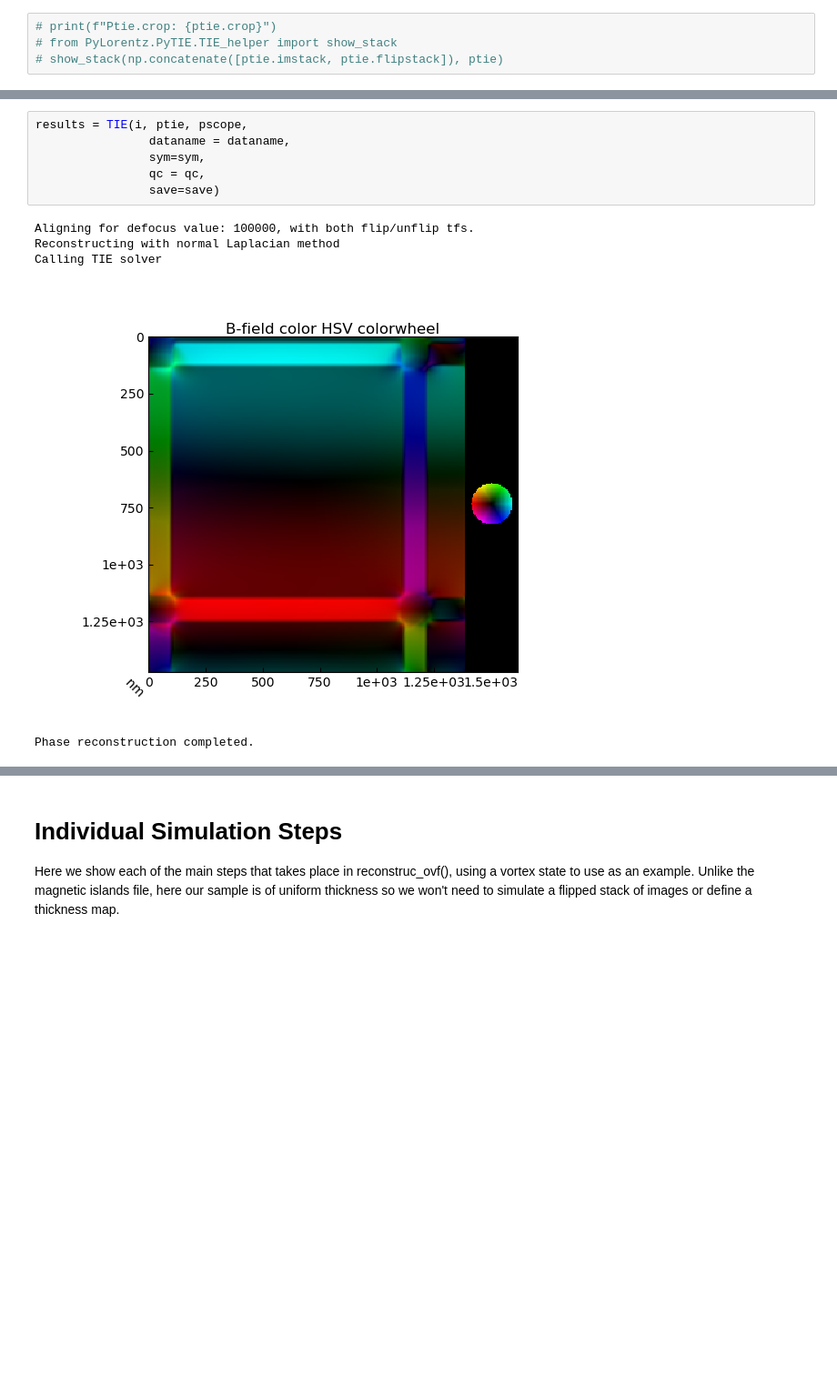
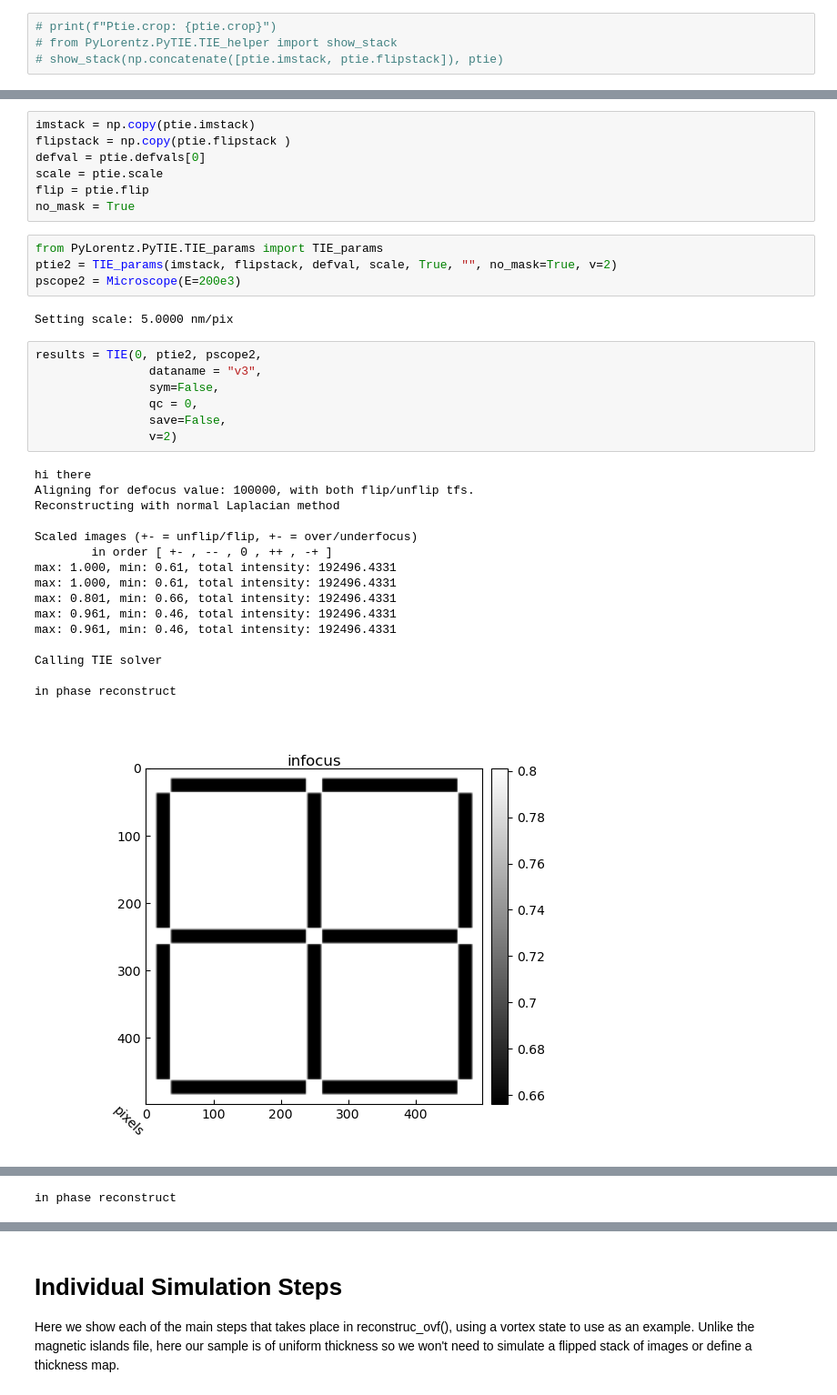
Before and after one commit to PyLorentz/PyLorentz, a Jupyter notebook: Examples/SIM_template.ipynb, the cells around one changed output, grey strips where cells are left out. Shown at 91% size. Drawn from its saved outputs; the diff is of its cells as text; blank space fills up the shorter version.

```diff
--- a/Examples/SIM_template.ipynb
+++ b/Examples/SIM_template.ipynb
@@ -187,12 +182,37 @@ Set to reconstruct for defocus value: 100000 nm
-# %%
-results = TIE(i, ptie, pscope,
-                dataname = dataname,
-                sym=sym,
-                qc = qc,
-                save=save)
-# %% [output]
-Aligning for defocus value: 100000, with both flip/unflip tfs.
-Reconstructing with normal Laplacian method
-Calling TIE solver
-[figure, removed]
-Phase reconstruction completed.
+# %%
+imstack = np.copy(ptie.imstack)
+flipstack = np.copy(ptie.flipstack )
+defval = ptie.defvals[0]
+scale = ptie.scale
+flip = ptie.flip
+no_mask = True
+# %%
+from PyLorentz.PyTIE.TIE_params import TIE_params
+ptie2 = TIE_params(imstack, flipstack, defval, scale, True, "", no_mask=True, v=2)
+pscope2 = Microscope(E=200e3)
+# %% [output]
+Setting scale: 5.0000 nm/pix
+# %%
+results = TIE(0, ptie2, pscope2,
+                dataname = "v3",
+                sym=False,
+                qc = 0,
+                save=False,
+                v=2)
+# %% [output]
+hi there
+Aligning for defocus value: 100000, with both flip/unflip tfs.
+Reconstructing with normal Laplacian method
+
+Scaled images (+- = unflip/flip, +- = over/underfocus)
+        in order [ +- , -- , 0 , ++ , -+ ]
+max: 1.000, min: 0.61, total intensity: 192496.4331
+max: 1.000, min: 0.61, total intensity: 192496.4331
+max: 0.801, min: 0.66, total intensity: 192496.4331
+max: 0.961, min: 0.46, total intensity: 192496.4331
+max: 0.961, min: 0.46, total intensity: 192496.4331
+
+Calling TIE solver
+
+in phase reconstruct
+[figure, added]
@@ -198,0 +220 @@ Phase reconstruction completed.
+in phase reconstruct
```
Also changed, not shown: parts of 22 cells of this notebook, 1 other file.
